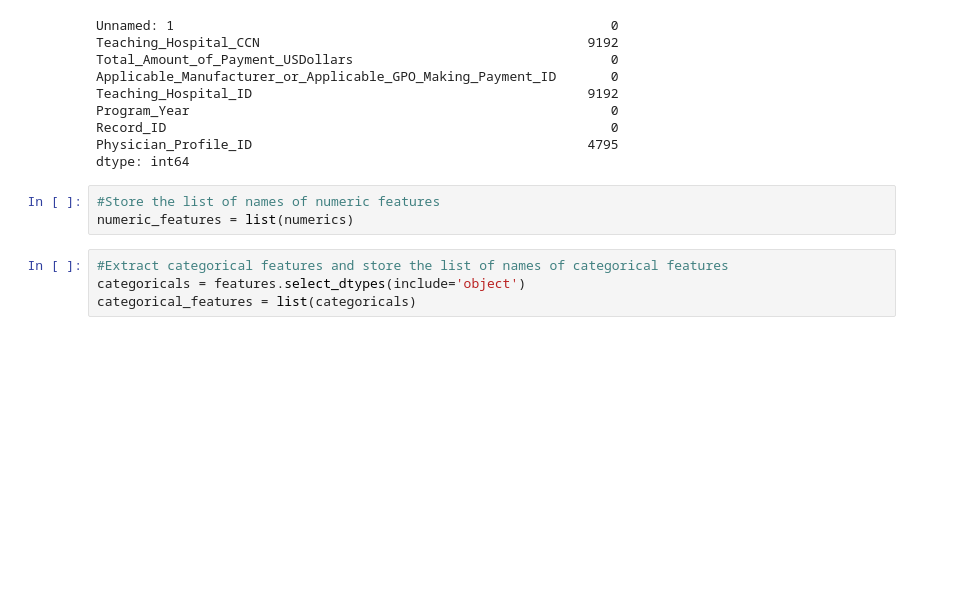
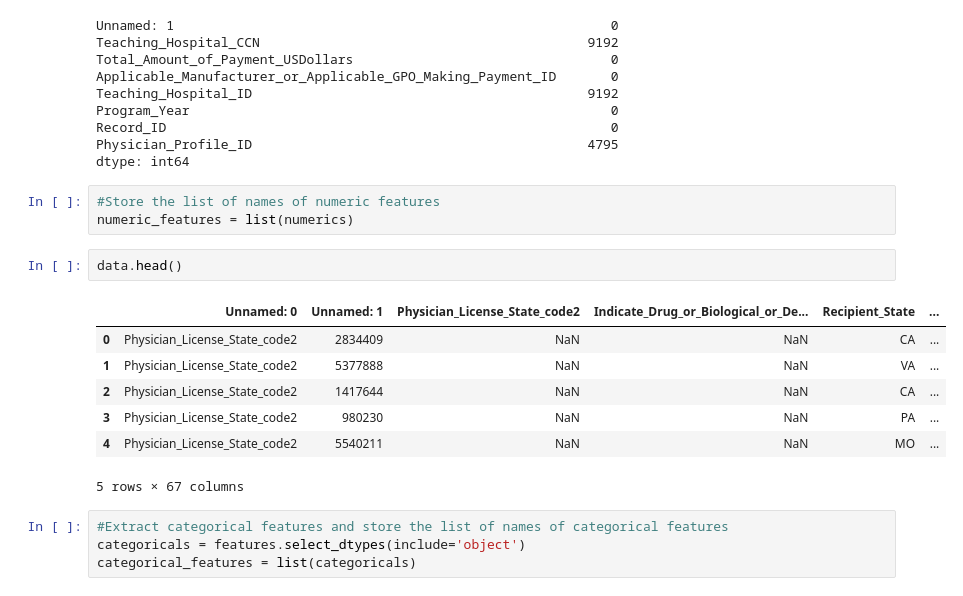
Before and after one commit to aml-spring-19/homework-3-rr3201_at3250, a Jupyter notebook: Task.ipynb, the cells around one changed output. Cells and saved outputs as stored; diff of their text form; blank space fills up the shorter version.

```diff
--- a/Task.ipynb
+++ b/Task.ipynb
@@ -68,6 +68,16 @@ dtype: int64
 # %%
 #Store the list of names of numeric features
 numeric_features = list(numerics)
+# %%
+data.head()
+# %% [output]
+|  | Unnamed: 0 | Unnamed: 1 | Physician_License_State_code2 | Indicate_Drug_or_Biological_or_De... | Recipient_State | ... |
+| 0 | Physician_License_State_code2 | 2834409 | NaN | NaN | CA | ... |
+| 1 | Physician_License_State_code2 | 5377888 | NaN | NaN | VA | ... |
+| 2 | Physician_License_State_code2 | 1417644 | NaN | NaN | CA | ... |
+| 3 | Physician_License_State_code2 | 980230 | NaN | NaN | PA | ... |
+| 4 | Physician_License_State_code2 | 5540211 | NaN | NaN | MO | ... |
+5 rows × 67 columns
 # %%
 #Extract categorical features and store the list of names of categorical features
 categoricals = features.select_dtypes(include='object')
```
Also changed, not shown: parts of 7 cells of this notebook.
